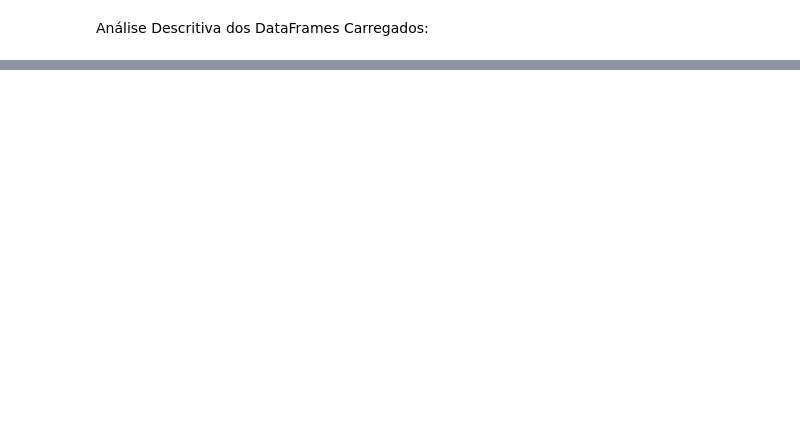
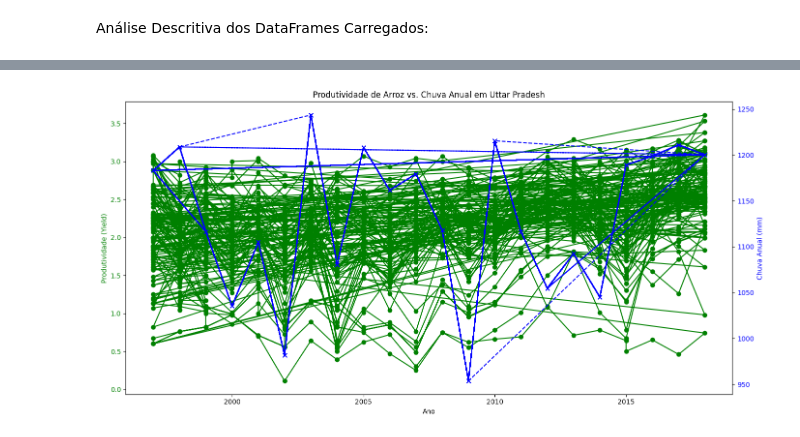
Before and after one commit to Agricultura-e-Clima-India/pipeline, a Jupyter notebook: pipeline.ipynb, the cells around one changed output, grey strips where cells are left out. Drawn from its saved outputs; the diff is of its cells as text; code cells hidden in the pictures; blank space fills up the shorter version.

```diff
--- a/pipeline.ipynb
+++ b/pipeline.ipynb
@@ -129,0 +245,16 @@ df_producao_estatisticas.info()
+# %%
+# Selecionar colunas numéricas relevantes
+colunas_analise = ['Area', 'Production', 'Yield', 'ANN', 'ANNUAL']
+
+# Clean column names by removing trailing spaces
+df_final_combinado.columns = df_final_combinado.columns.str.strip()
+
+# Recalculate the correlation matrix
+correlacao = df_final_combinado[colunas_analise].corr()
+
+print("Matriz de Correlação:")
+print(correlacao)
+
+# Foco na correlação com a Produtividade (Yield)
+print("\nCorrelação com a Produtividade (Yield):")
+print(correlacao['Yield'].sort_values(ascending=False))
@@ -129,0 +277,30 @@ df_producao_estatisticas.info()
+# %%
+import matplotlib.pyplot as plt
+import seaborn as sns
+
+# Filtrar para um estado e cultura específicos para uma análise clara
+df_analise_especifica = df_final_combinado[
+    (df_final_combinado['State'] == 'Uttar Pradesh') &
+    (df_final_combinado['Crop'] == 'Rice')
+]
+
+# Criar o gráfico
+fig, ax1 = plt.subplots(figsize=(14, 7))
+
+# Eixo 1: Produtividade do Arroz
+ax1.set_xlabel('Ano')
+ax1.set_ylabel('Produtividade (Yield)', color='g')
+ax1.plot(df_analise_especifica['YEAR'], df_analise_especifica['Yield'], color='g', marker='o', label='Produtividade de Arroz')
+ax1.tick_params(axis='y', labelcolor='g')
+
+# Eixo 2: Chuva Anual
+ax2 = ax1.twinx()  # Criar um segundo eixo Y
+ax2.set_ylabel('Chuva Anual (mm)', color='b')
+ax2.plot(df_analise_especifica['YEAR'], df_analise_especifica['ANN'], color='b', marker='x', linestyle='--', label='Chuva Anual')
+ax2.tick_params(axis='y', labelcolor='b')
+
+plt.title('Produtividade de Arroz vs. Chuva Anual em Uttar Pradesh')
+fig.tight_layout()
+plt.show()
+# %% [output]
+[figure, added]
```
Also changed, not shown: parts of 17 cells of this notebook.
